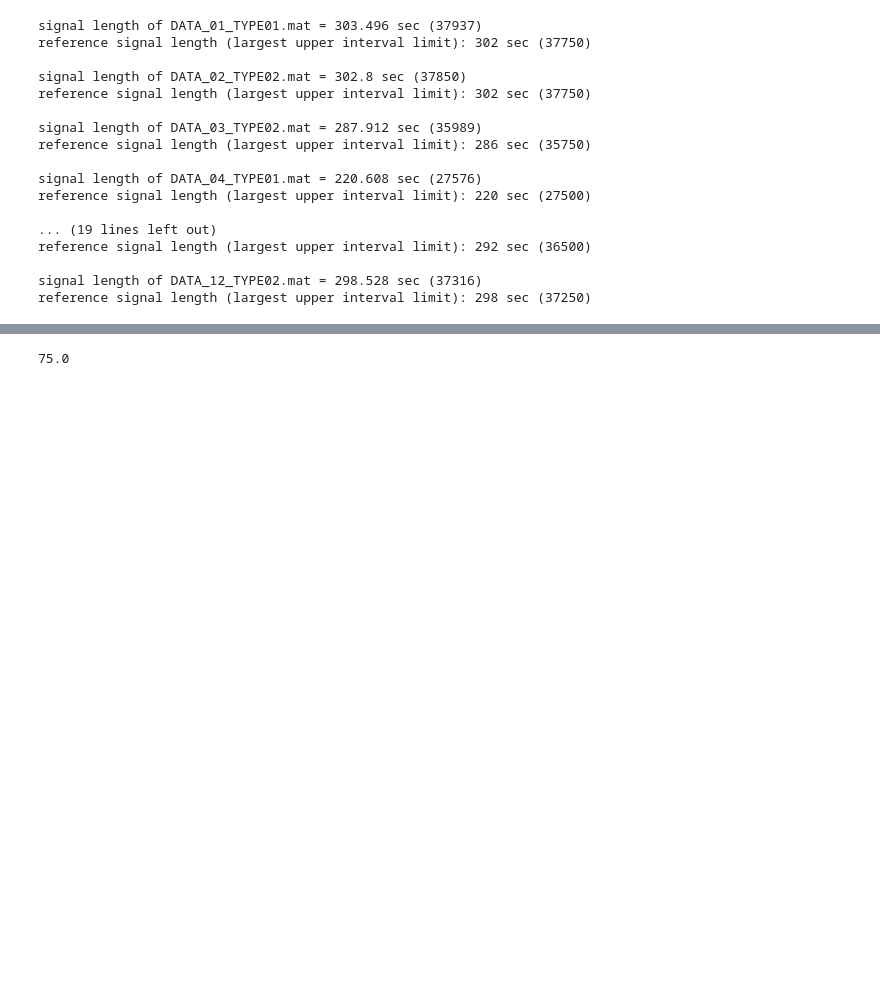
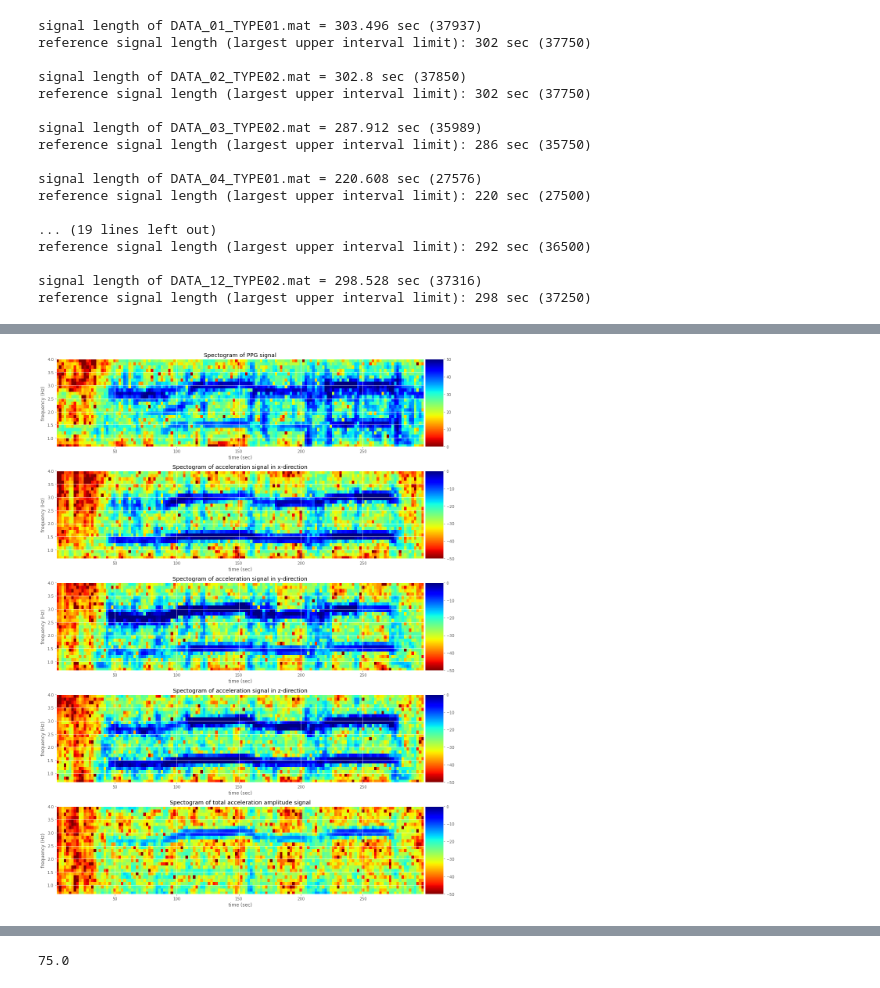
Before and after one commit to phthaloc/nd320-c4-wearable-data-project-starter, a Jupyter notebook: part_1/pulse_rate_starter.ipynb, the cells around one changed output, grey strips where cells are left out. Saved outputs shown, nothing was run; the diff lists cells and outputs as text; code cells hidden in the pictures; blank space fills up the shorter version.

```diff
--- a/part_1/pulse_rate_starter.ipynb
+++ b/part_1/pulse_rate_starter.ipynb
@@ -296 +320,75 @@ ppg_ref.shape
+# %%
+# timestamps in minutes
+fig, axarr = plt.subplots(5, figsize=(15, 20))
+# we are splitting data x into NFFT length segments (local/smaller time segments) and compute the spectrum
+# (fourier transform) of each section.
+# freq contains the frequencies containing to the rows (y-axis ^= frequencies) in the spectrum
+# Fs: sample frequency
+# NFFT: number of data points in each segment -> we will have ca. len(x)/NFFT segments
+# (=time segments = rows in spec matrix).
+# This is only approximately because we most likely divide the signel by a number that is an exact divisor of len(x)
+# here: we have a sample frequency of fs Hz and calculate FFT in intervals of length NFFT=fs*10 (= 10 sec).
+ppg_spec, ppg_spec_freqs, ppg_t, ppg_img = axarr[0].specgram(
+    x=ppg_filtered, NFFT=window_length, Fs=FREQ_SAMPLE,
+    noverlap=window_length-window_shift, cmap='jet_r')
+axarr[0].set_xlabel('time (sec)')
+axarr[0].set_ylabel('frequency (Hz)')
+axarr[0].set_title('Spectogram of PPG signal')
+divider = make_axes_locatable(axarr[0])
+cax = divider.append_axes('right', size='5%', pad=0.05)
+fig.colorbar(ppg_img, cax=cax, orientation='vertical')
+ppg_img.set_clim(0, 50)
+axarr[0].set_ylim((min_freq, max_freq))
+
+accx_spec, accx_spec_freqs, accx_t, accx_img = axarr[1].specgram(
+    x=accx_filtered, NFFT=window_length, Fs=FREQ_SAMPLE,
+    noverlap=window_length-window_shift, cmap='jet_r')
+axarr[1].set_xlabel('time (sec)')
+axarr[1].set_ylabel('frequency (Hz)')
+axarr[1].set_title('Spectogram of acceleration signal in x-direction')
+divider = make_axes_locatable(axarr[1])
+cax = divider.append_axes('right', size='5%', pad=0.05)
+fig.colorbar(accx_img, cax=cax, orientation='vertical')
+accx_img.set_clim(-50, 0)
+axarr[1].set_ylim((min_freq, max_freq))
+
+accy_spec, accy_spec_freqs, accy_t, accy_img = axarr[2].specgram(
+    x=accy_filtered, NFFT=window_length, Fs=FREQ_SAMPLE,
+    noverlap=window_length-window_shift, cmap='jet_r')
+axarr[2].set_xlabel('time (sec)')
+axarr[2].set_ylabel('frequency (Hz)')
+axarr[2].set_title('Spectogram of acceleration signal in y-direction')
+divider = make_axes_locatable(axarr[2])
+cax = divider.append_axes('right', size='5%', pad=0.05)
+fig.colorbar(accy_img, cax=cax, orientation='vertical')
+accy_img.set_clim(-50, 0)
+axarr[2].set_ylim((min_freq, max_freq))
+
+accz_spec, accz_spec_freqs, accz_t, accz_img = axarr[3].specgram(
+    x=accz_filtered, NFFT=window_length, Fs=FREQ_SAMPLE,
+    noverlap=window_length-window_shift, cmap='jet_r')
+axarr[3].set_xlabel('time (sec)')
+axarr[3].set_ylabel('frequency (Hz)')
+axarr[3].set_title('Spectogram of acceleration signal in z-direction')
+divider = make_axes_locatable(axarr[3])
+cax = divider.append_axes('right', size='5%', pad=0.05)
+fig.colorbar(accz_img, cax=cax, orientation='vertical')
+accz_img.set_clim(-50, 0)
+axarr[3].set_ylim((min_freq, max_freq))
+
+acc_spec, acc_spec_freqs, acc_t, acc_img = axarr[4].specgram(
+    x=acc_filtered, NFFT=window_length, Fs=FREQ_SAMPLE,
+    noverlap=window_length-window_shift, cmap='jet_r')
+axarr[4].set_xlabel('time (sec)')
+axarr[4].set_ylabel('frequency (Hz)')
+axarr[4].set_title('Spectogram of total acceleration amplitude signal')
+divider = make_axes_locatable(axarr[4])
+cax = divider.append_axes('right', size='5%', pad=0.05)
+fig.colorbar(acc_img, cax=cax, orientation='vertical')
+acc_img.set_clim(-50, 0)
+axarr[4].set_ylim((min_freq, max_freq))
+
+plt.tight_layout()
+# %% [output]
+[figure, added]
 # %%
```
Also changed, not shown: parts of 35 cells of this notebook.
